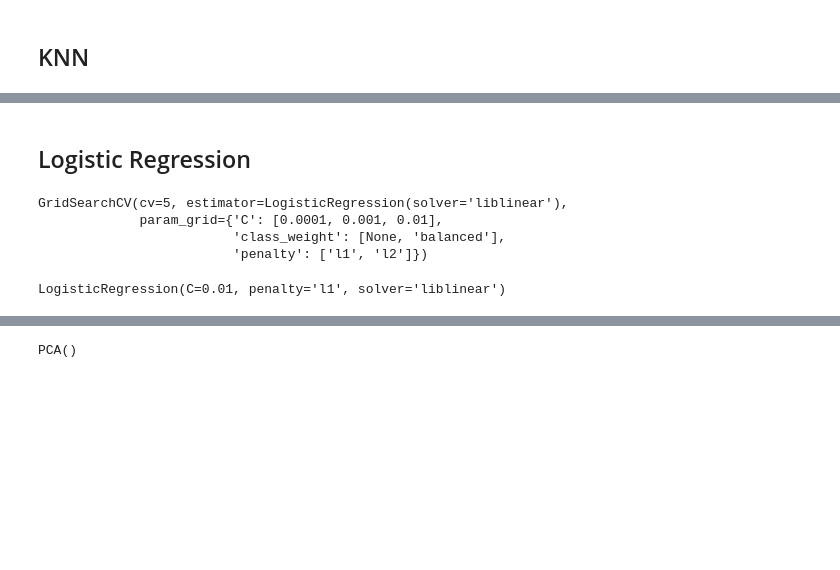
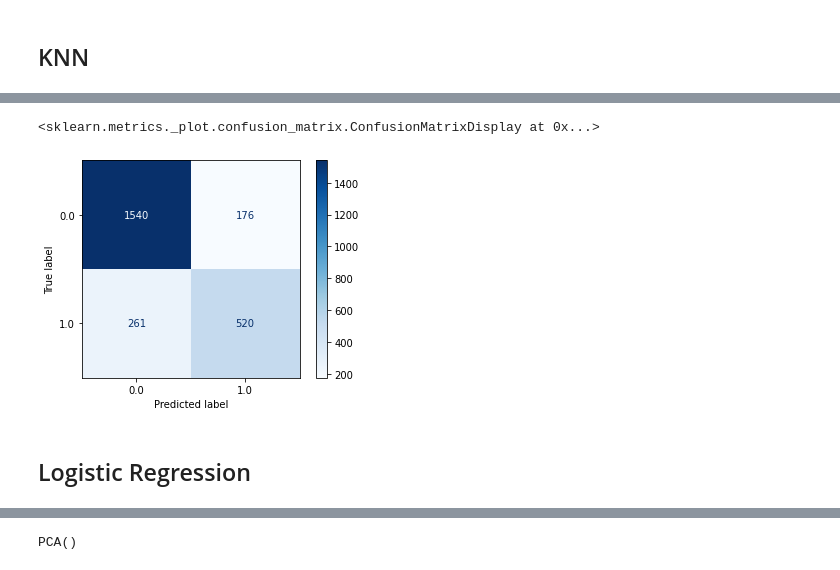
Before and after one commit to Numann-Malik/Auto-Insurance-Claims, a Jupyter notebook: CarInsurance.ipynb, the cells around one changed output, grey strips where cells are left out. Drawn from its saved outputs; the diff is of its cells as text; code cells hidden in the pictures; blank space fills up the shorter version.

```diff
--- a/CarInsurance.ipynb
+++ b/CarInsurance.ipynb
@@ -816,0 +877,3 @@ print(classification_report(y_test, best_knn_pipe))
+# %%
+# Fit the KNN GridSearchCV on the training data
+knn_grid_search.fit(X_train_processed, y_train)
@@ -816,0 +890,9 @@ print(classification_report(y_test, best_knn_pipe))
+# %%
+# Create a recalibrated Parameter Grid Dictionary for KNN Model
+knn_param_grid2 = {'n_neighbors' : [15,17,19,21,23,25],
+               'weights' : ['uniform','distance'],
+               'metric' : ['minkowski','euclidean','manhattan']}
+
+knn_grid_search2 = GridSearchCV(knn, knn_param_grid2)
+knn_grid_search2.fit(X_train_processed, y_train)
+knn_grid_search2.best_params_
@@ -816,0 +901,6 @@ print(classification_report(y_test, best_knn_pipe))
+# %%
+# Retrieve Best Version of KNN Model
+best_knn_model = knn_grid_search2.best_estimator_
+
+# Refit KNN Model on whole Training set
+best_knn_model.fit(X_train_processed, y_train)
@@ -816,0 +921,6 @@ print(classification_report(y_test, best_knn_pipe))
+# %%
+# Classification Report for best KNN Model
+best_knn_model_pipe = make_pipeline(scaler, best_knn_model)
+best_knn_model_pipe.fit(X_train_processed, y_train)
+best_knn_model_pred = best_knn_model_pipe.predict(X_test_processed)
+print(classification_report(y_test, best_knn_model_pred))
@@ -817,5 +936,8 @@ print(classification_report(y_test, best_knn_pipe))
 # %%
-# Display confusion matrix for KNN with best k
-plot_confusion_matrix(best_knn_pipe, X_test_processed, y_test, cmap = 'Blues', values_format = 'd')
+# Display confusion matrix for best KNN model
+plot_confusion_matrix(best_knn_model_pipe, X_test_processed, y_test, cmap = 'Blues', values_format = 'd')
+# %% [output]
+<sklearn.metrics._plot.confusion_matrix.ConfusionMatrixDisplay at 0x...>
+[figure, added]
 # %% [markdown]
 ## Logistic Regression
@@ -829,14 +943,0 @@ logreg = LogisticRegression(solver='liblinear')
-# %%
-# grid search to find best hyperparameters
-gs = GridSearchCV(logreg, params, cv = 5)
-gs.fit(X_train_processed, y_train)
-# %% [output]
-GridSearchCV(cv=5, estimator=LogisticRegression(solver='liblinear'),
-             param_grid={'C': [0.0001, 0.001, 0.01],
-                         'class_weight': [None, 'balanced'],
-                         'penalty': ['l1', 'l2']})
-# %%
-# Belo are the best hyperparameters based on the ones tried
-gs.best_estimator_
-# %% [output]
-LogisticRegression(C=0.01, penalty='l1', solver='liblinear')
```
Also changed, not shown: parts of 106 cells of this notebook.
